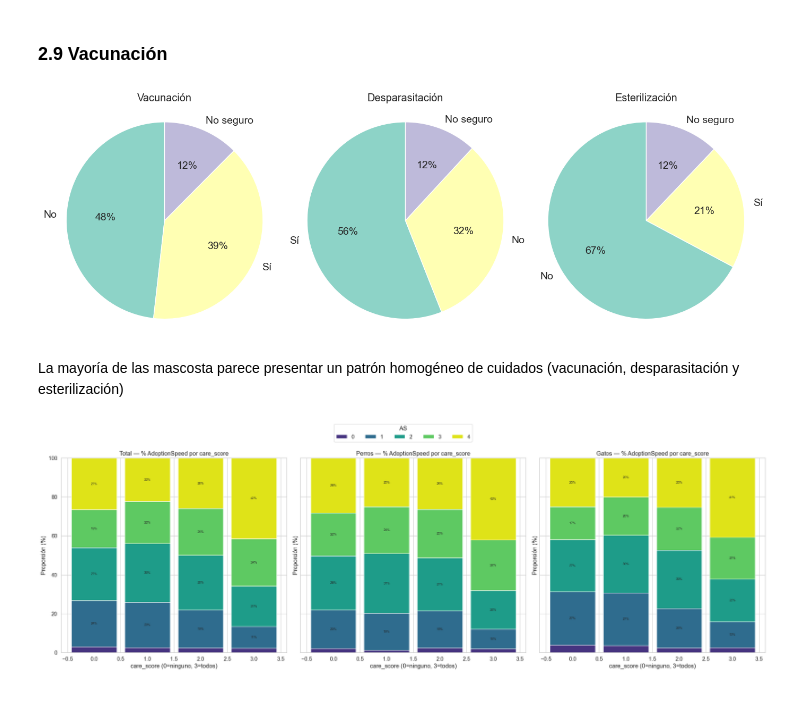
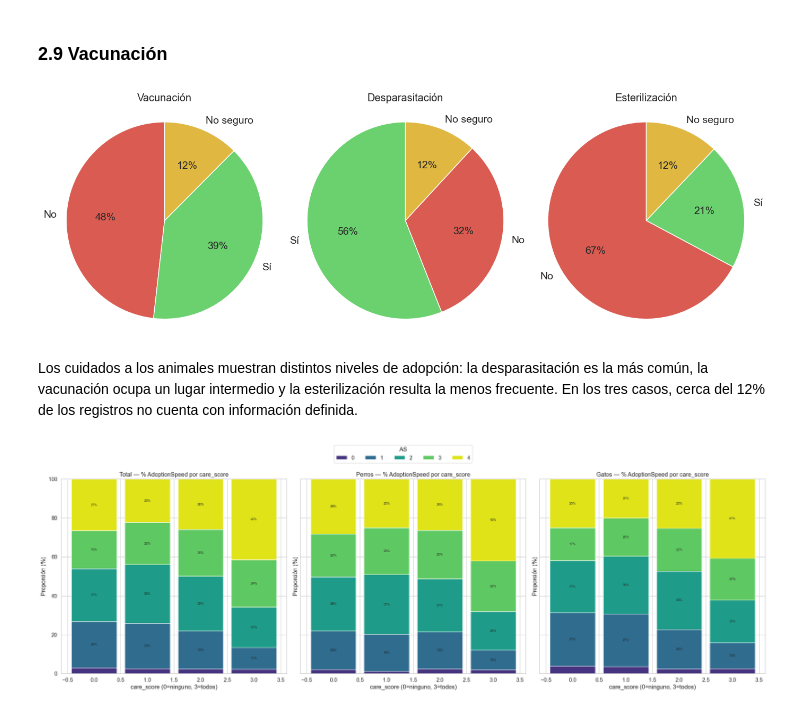
Before and after one commit to josekeh/UA_MDM_Labo2, a Jupyter notebook: trabajos/00_eda.ipynb, the cells around one changed output. Cells and saved outputs as stored; diff of their text form; code cells hidden in the pictures.

```diff
--- a/trabajos/00_eda.ipynb
+++ b/trabajos/00_eda.ipynb
@@ -231,6 +231,8 @@ display(resumen_df)
 Para facilitar la interpretación de los resultados, se transformaron los códigos en etiquetas descriptivas:
 - Valor es 1: Dog
 - Cat
+# %%
+df['Type'] = df['Type'].apply(lambda x: 'Dog' if x == 1 else 'Cat')
 # %% [markdown]
 ## 2. Análisis Exploratorio de Datos
 # %% [markdown]
@@ -1042,37 +1060,48 @@ import matplotlib.pyplot as plt
 code_map = {1: "Sí", 2: "No", 3: "No seguro"}
 
 def prep_counts(series, mapping=None):
     s = series.copy()
     if mapping is not None:
         # Si viene como 1/2/3 (o string "1"/"2"/"3"), mapeamos a texto
         s = pd.to_numeric(s, errors="coerce").map(mapping).fillna(series.astype(str))
     return s.value_counts()
 
+# Definimos una paleta fija (misma para todos los gráficos)
+color_map = {
+    "Sí": "#6BD16E",       # verde
+    "No": "#DA5B52",       # rojo
+    "No seguro": "#E0B841" # amarillo
+}
+
 fig, axes = plt.subplots(1, 3, figsize=(14, 5))
 
 for ax, col, title in zip(
     axes,
     ["Vaccinated", "Dewormed", "Sterilized"],
     ["Vacunación", "Desparasitación", "Esterilización"]
 ):
     counts = prep_counts(df[col], code_map)
+    # Tomamos los colores en el mismo orden que los labels
+    colors = [color_map.get(lbl, "grey") for lbl in counts.index]
+
     ax.pie(
         counts.values,
         labels=counts.index,
         autopct=lambda p: f"{p:.0f}%",
         startangle=90,
         wedgeprops=dict(edgecolor="white"),
-        textprops={"fontsize": 14}
+        textprops={"fontsize": 14},
+        colors=colors
     )
     ax.set_title(title)
     ax.axis("equal")
 
 plt.tight_layout()
 plt.show()
 # %% [output]
-[figure, old version]
+[figure, new version]
 # %% [markdown]
-La mayoría de las mascosta parece presentar un patrón homogéneo de cuidados (vacunación, desparasitación y esterilización)
+Los cuidados a los animales muestran distintos niveles de adopción: la desparasitación es la más común, la vacunación ocupa un lugar intermedio y la esterilización resulta la menos frecuente. En los tres casos, cerca del 12% de los registros no cuenta con información definida.
 # %%
 import pandas as pd
 import numpy as np
```
Also changed, not shown: parts of 1 cell of this notebook.
